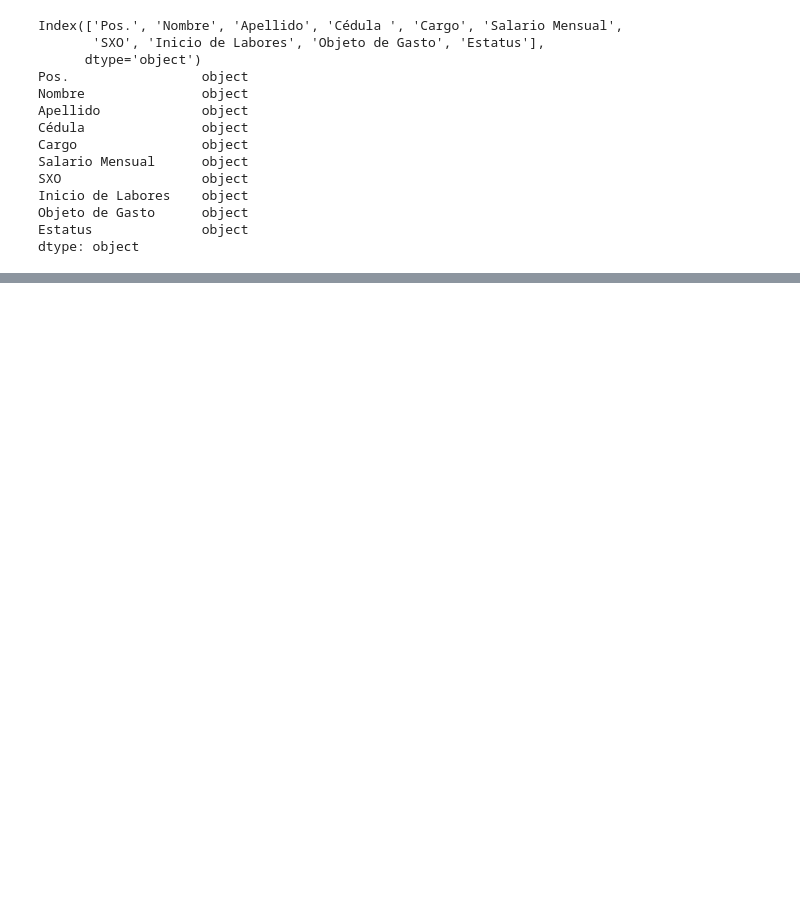
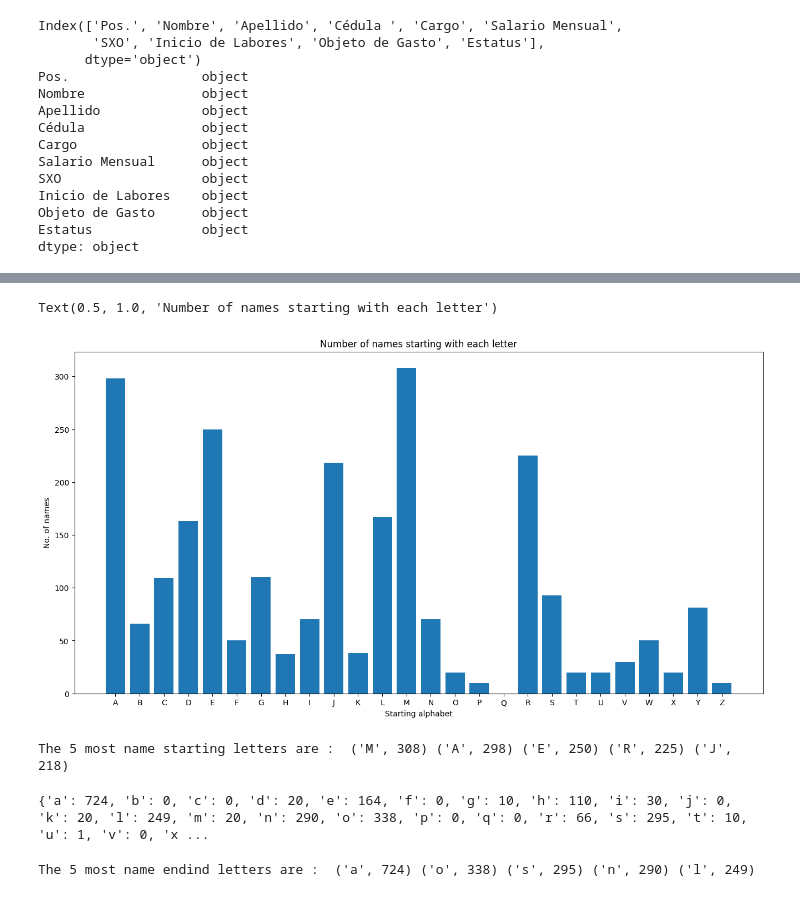
Before and after one commit to danielrawlins21/DataScience, a Jupyter notebook: asep.ipynb, the cells around one changed output, grey strips where cells are left out. Drawn from its saved outputs; the diff is of its cells as text; code cells hidden in the pictures; blank space fills up the shorter version.

```diff
--- a/asep.ipynb
+++ b/asep.ipynb
@@ -95,0 +116,39 @@ ValueError: Cannot mask with non-boolean array containing NA / NaN values
+# %%
+plt.figure(figsize = (16,8))
+
+plt.bar(startletter_count.keys(),startletter_count.values())
+
+plt.xlabel('Starting alphabet')
+
+plt.ylabel('No. of names')
+
+plt.title('Number of names starting with each letter')
+# %% [output]
+Text(0.5, 1.0, 'Number of names starting with each letter')
+[figure, added]
+# %%
+print('The 5 most name starting letters are : ',
+
+       *sorted(startletter_count.items(), key=lambda item: item[1])[-5:][::-1])
+# %% [output]
+The 5 most name starting letters are :  ('M', 308) ('A', 298) ('E', 250) ('R', 225) ('J', 218)
+# %%
+small_alphabets = ['a','b','c','d','e','f','g','h',
+
+                   'i','j','k','l','m','n','o','p','q','r','s','t','u','v','x','y','z']
+
+endletter_count ={}
+
+for i in small_alphabets:
+
+    endletter_count[i]=len(dataset[dataset['Nombre'].str.endswith(i)])
+
+print(endletter_count)
+# %% [output]
+{'a': 724, 'b': 0, 'c': 0, 'd': 20, 'e': 164, 'f': 0, 'g': 10, 'h': 110, 'i': 30, 'j': 0, 'k': 20, 'l': 249, 'm': 20, 'n': 290, 'o': 338, 'p': 0, 'q': 0, 'r': 66, 's': 295, 't': 10, 'u': 1, 'v': 0, 'x ...
+# %%
+print('The 5 most name endind letters are : ', *sorted(endletter_count.items(),
+
+        key=lambda item: item[1])[-5:][::-1])
+# %% [output]
+The 5 most name endind letters are :  ('a', 724) ('o', 338) ('s', 295) ('n', 290) ('l', 249)
```
Also changed, not shown: parts of 22 cells of this notebook.
